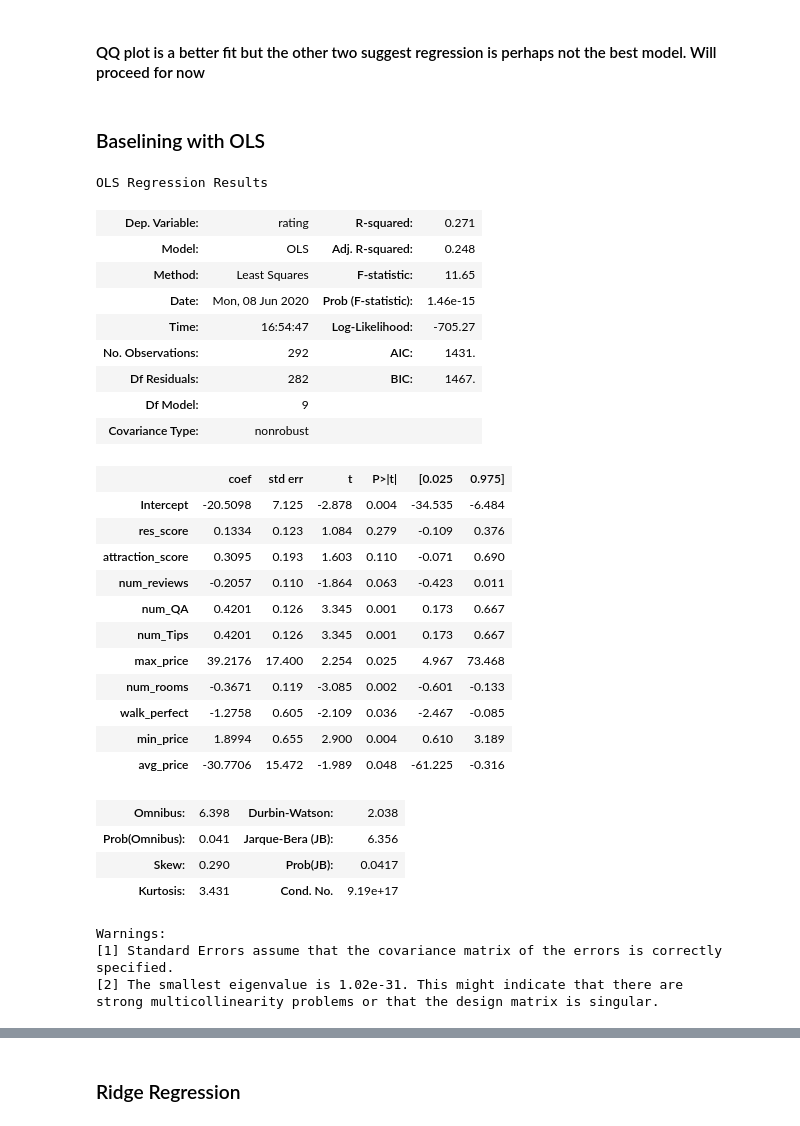
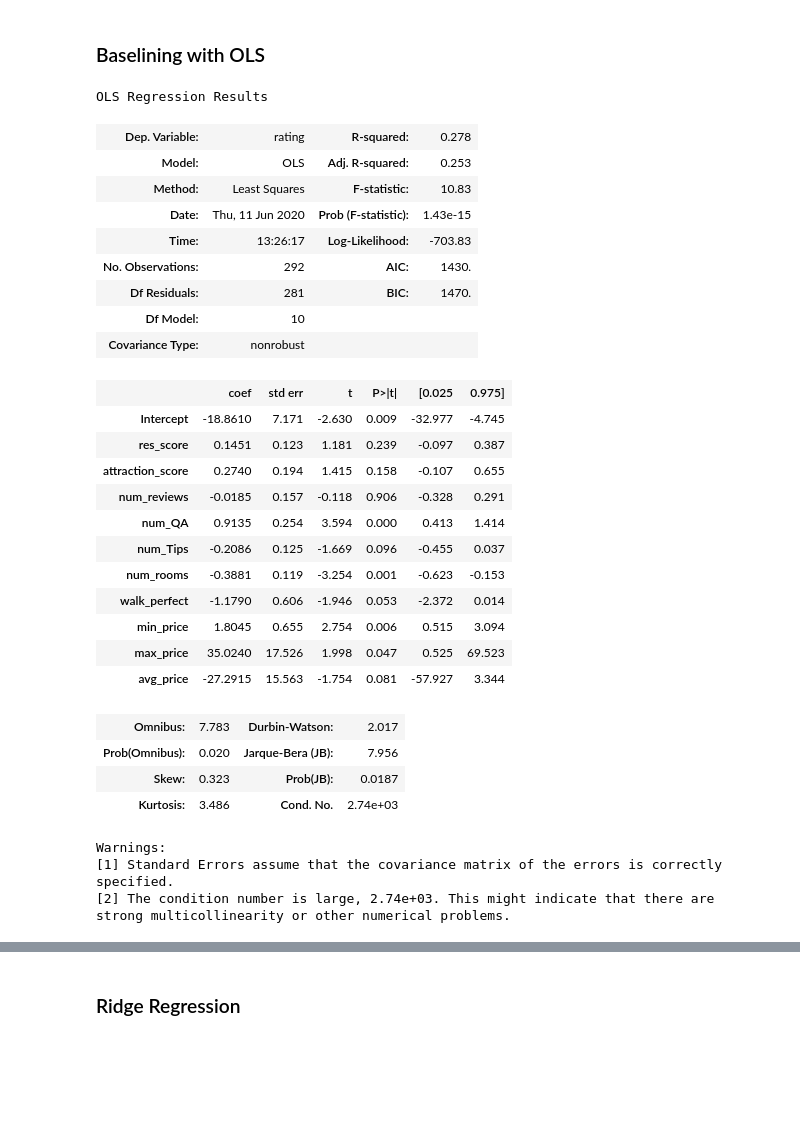
Before and after one commit to linanpy/Hotel-Rating-Predictor, a Jupyter notebook: 04_model.ipynb, the cells around one changed output, grey strips where cells are left out. Cells and saved outputs as stored; diff of their text form; code cells hidden in the pictures; blank space fills up the shorter version.

```diff
--- a/04_model.ipynb
+++ b/04_model.ipynb
@@ -110,15 +97,0 @@ avg_price_t = stats.boxcox(transform)[0]
-# %%
-df['max_price'] = max_price_t
-df['res_score'] = res_score_t
-df['attraction_score'] = attraction_score_t
-df['num_reviews'] = num_reviews_t
-df['num_rooms'] = num_rooms_t
-df['num_QA'] = num_QA_t
-df['num_Tips'] = num_Tips_t
-df['min_price'] = min_price_t
-df['avg_price'] = avg_price_t
-# %%
-#also transforming the rating variable
-transform = np.asarray(df[['rating']].values)
-rating_t = stats.boxcox(transform)[0]
-df['rating'] = rating_t
@@ -163,57 +98,55 @@ plt.title("Regular regression Q-Q plot");
-# %% [markdown]
-#### QQ plot is a better fit but the other two suggest regression is perhaps not the best model. Will proceed for now
 # %% [markdown]
 ### Baselining with OLS
 # %%
-#1st model R^2 0.271, Adj. R-squared: 0.248
+#1st model R^2 0.278, Adj. R-squared: 0.25
 # Create your feature matrix (X) and target vector (y)
-y, X = patsy.dmatrices('rating ~ res_score + attraction_score + num_reviews + num_QA + num_Tips + max_price + num_rooms + num_reviews + walk_perfect + min_price + max_price + avg_price', data=df, return_type="dataframe")
+y, X = patsy.dmatrices('rating ~ res_score + attraction_score + num_reviews + num_QA + num_Tips + num_rooms + walk_perfect + min_price + max_price + avg_price', data=df, return_type="dataframe")
 
 # Create your model
 model = sm.OLS(y, X)
 
 # Fit your model to your training set
 fit = model.fit()
 
 # Print summary statistics of the model's performance
 fit.summary()
 # Create your model
 model = sm.OLS(y, X)
 
 # Fit your model to your training set
 fit = model.fit()
 
 # Print summary statistics of the model's performance
 fit.summary()
 # %% [output]
 OLS Regression Results
-| Dep. Variable: | rating | R-squared: | 0.271 |
-| Model: | OLS | Adj. R-squared: | 0.248 |
-| Method: | Least Squares | F-statistic: | 11.65 |
-| Date: | Mon, 08 Jun 2020 | Prob (F-statistic): | 1.46e-15 |
-| Time: | 16:54:47 | Log-Likelihood: | -705.27 |
-| No. Observations: | 292 | AIC: | 1431. |
-| Df Residuals: | 282 | BIC: | 1467. |
-| Df Model: | 9 |  |  |
+| Dep. Variable: | rating | R-squared: | 0.278 |
+| Model: | OLS | Adj. R-squared: | 0.253 |
+| Method: | Least Squares | F-statistic: | 10.83 |
+| Date: | Thu, 11 Jun 2020 | Prob (F-statistic): | 1.43e-15 |
+| Time: | 13:26:17 | Log-Likelihood: | -703.83 |
+| No. Observations: | 292 | AIC: | 1430. |
+| Df Residuals: | 281 | BIC: | 1470. |
+| Df Model: | 10 |  |  |
 | Covariance Type: | nonrobust |  |  |
 |  | coef | std err | t | P>|t| | [0.025 | 0.975] |
-| Intercept | -20.5098 | 7.125 | -2.878 | 0.004 | -34.535 | -6.484 |
-| res_score | 0.1334 | 0.123 | 1.084 | 0.279 | -0.109 | 0.376 |
-| attraction_score | 0.3095 | 0.193 | 1.603 | 0.110 | -0.071 | 0.690 |
-| num_reviews | -0.2057 | 0.110 | -1.864 | 0.063 | -0.423 | 0.011 |
-| num_QA | 0.4201 | 0.126 | 3.345 | 0.001 | 0.173 | 0.667 |
-| num_Tips | 0.4201 | 0.126 | 3.345 | 0.001 | 0.173 | 0.667 |
-| max_price | 39.2176 | 17.400 | 2.254 | 0.025 | 4.967 | 73.468 |
-| num_rooms | -0.3671 | 0.119 | -3.085 | 0.002 | -0.601 | -0.133 |
-| walk_perfect | -1.2758 | 0.605 | -2.109 | 0.036 | -2.467 | -0.085 |
-| min_price | 1.8994 | 0.655 | 2.900 | 0.004 | 0.610 | 3.189 |
-| avg_price | -30.7706 | 15.472 | -1.989 | 0.048 | -61.225 | -0.316 |
+| Intercept | -18.8610 | 7.171 | -2.630 | 0.009 | -32.977 | -4.745 |
+| res_score | 0.1451 | 0.123 | 1.181 | 0.239 | -0.097 | 0.387 |
+| attraction_score | 0.2740 | 0.194 | 1.415 | 0.158 | -0.107 | 0.655 |
+| num_reviews | -0.0185 | 0.157 | -0.118 | 0.906 | -0.328 | 0.291 |
+| num_QA | 0.9135 | 0.254 | 3.594 | 0.000 | 0.413 | 1.414 |
+| num_Tips | -0.2086 | 0.125 | -1.669 | 0.096 | -0.455 | 0.037 |
+| num_rooms | -0.3881 | 0.119 | -3.254 | 0.001 | -0.623 | -0.153 |
+| walk_perfect | -1.1790 | 0.606 | -1.946 | 0.053 | -2.372 | 0.014 |
+| min_price | 1.8045 | 0.655 | 2.754 | 0.006 | 0.515 | 3.094 |
+| max_price | 35.0240 | 17.526 | 1.998 | 0.047 | 0.525 | 69.523 |
+| avg_price | -27.2915 | 15.563 | -1.754 | 0.081 | -57.927 | 3.344 |
-| Omnibus: | 6.398 | Durbin-Watson: | 2.038 |
-| Prob(Omnibus): | 0.041 | Jarque-Bera (JB): | 6.356 |
-| Skew: | 0.290 | Prob(JB): | 0.0417 |
-| Kurtosis: | 3.431 | Cond. No. | 9.19e+17 |
+| Omnibus: | 7.783 | Durbin-Watson: | 2.017 |
+| Prob(Omnibus): | 0.020 | Jarque-Bera (JB): | 7.956 |
+| Skew: | 0.323 | Prob(JB): | 0.0187 |
+| Kurtosis: | 3.486 | Cond. No. | 2.74e+03 |
 Warnings:
 [1] Standard Errors assume that the covariance matrix of the errors is correctly specified.
-[2] The smallest eigenvalue is 1.02e-31. This might indicate that there are
-strong multicollinearity problems or that the design matrix is singular.
+[2] The condition number is large, 2.74e+03. This might indicate that there are
+strong multicollinearity or other numerical problems.
 # %%
```
Also changed, not shown: parts of 61 cells of this notebook, 2 other files.
